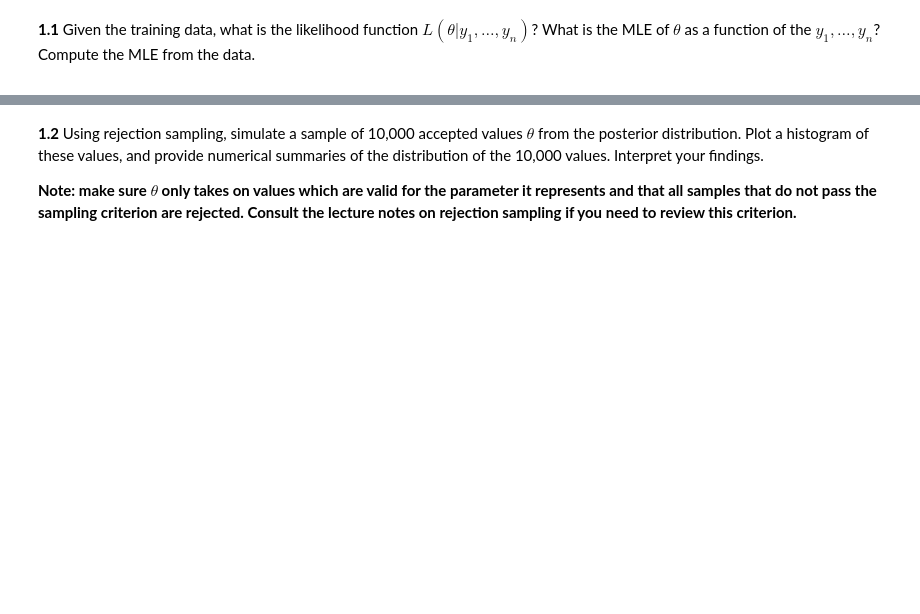
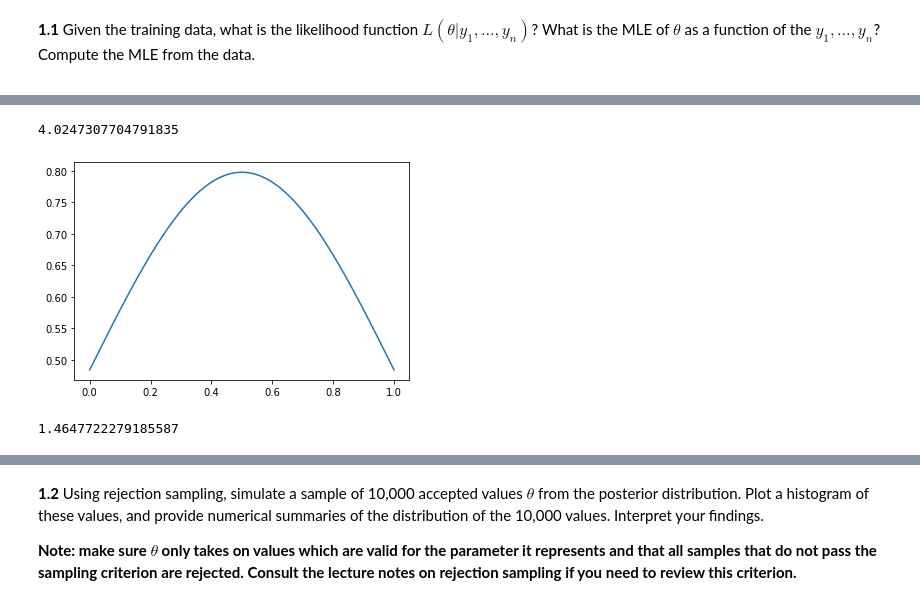
Before and after one commit to sebvargo/cs209b_hw2, a Jupyter notebook: cs109b_hw2.ipynb, the cells around one changed output, grey strips where cells are left out. Cells and saved outputs as stored; diff of their text form; code cells hidden in the pictures; blank space fills up the shorter version.

```diff
--- a/cs109b_hw2.ipynb
+++ b/cs109b_hw2.ipynb
@@ -189,3 +259,19 @@ Take log on both sides:
+# %%
+mu, sigma = (0.5, 0.5)
+step = 1/10000
+theta = np.arange(0,1 + step, step)
+
+c = np.exp(7/6)/((2/np.pi)**.5)
+p_theta =  np.sqrt(2/np.pi)*np.exp(-2*((theta-.5)**2))
+plt.plot(theta, p_theta)
+print(c)
+# %% [output]
+4.0247307704791835
+[figure, added]
+# %%
+1/0.6827
+# %% [output]
+1.4647722279185587
 # %%
 def read_data(filename = 'data/dataset_2_train.csv'):
     data = pd.read_csv(filename)
```
Also changed, not shown: parts of 4 cells of this notebook.
